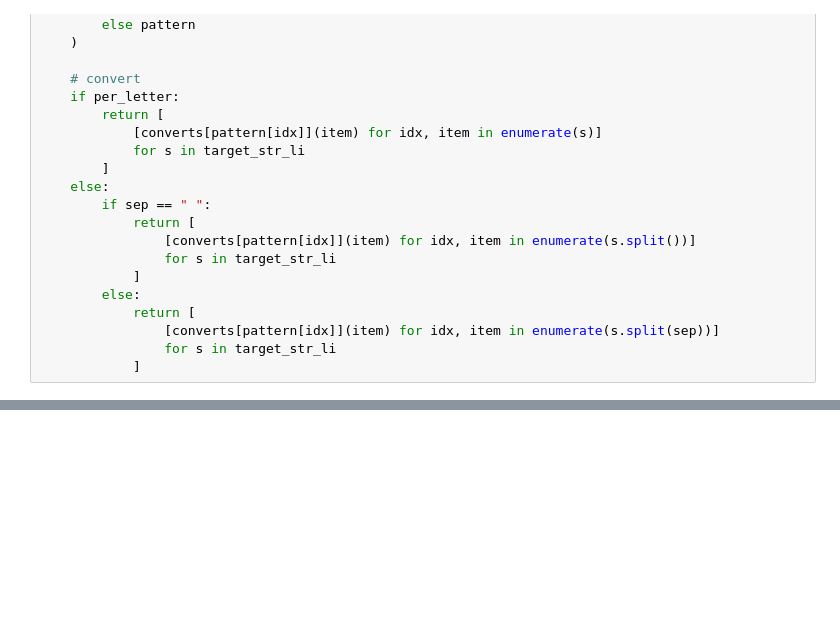
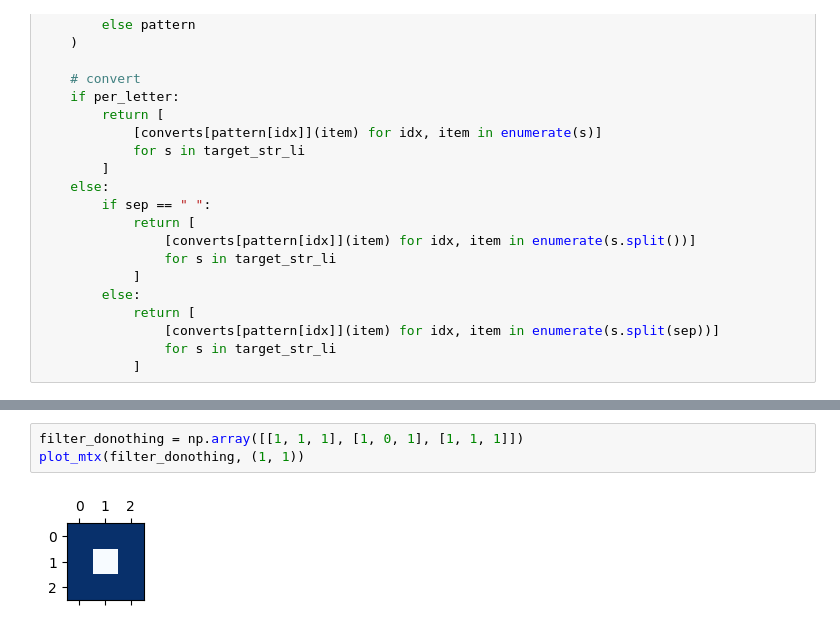
Before and after one commit to flpvvvv/advent_of_code, a Jupyter notebook: 2022/D23/2022_d23.ipynb, the cells around one changed output, grey strips where cells are left out. Saved outputs shown, nothing was run; the diff lists cells and outputs as text; blank space fills up the shorter version.

```diff
--- a/2022/D23/2022_d23.ipynb
+++ b/2022/D23/2022_d23.ipynb
@@ -216,0 +387,5 @@ print(f"Answer to Q1: {q1_answer}")
+# %%
+filter_donothing = np.array([[1, 1, 1], [1, 0, 1], [1, 1, 1]])
+plot_mtx(filter_donothing, (1, 1))
+# %% [output]
+[figure, added]
```
Also changed, not shown: parts of 13 cells of this notebook, 1 other file.
